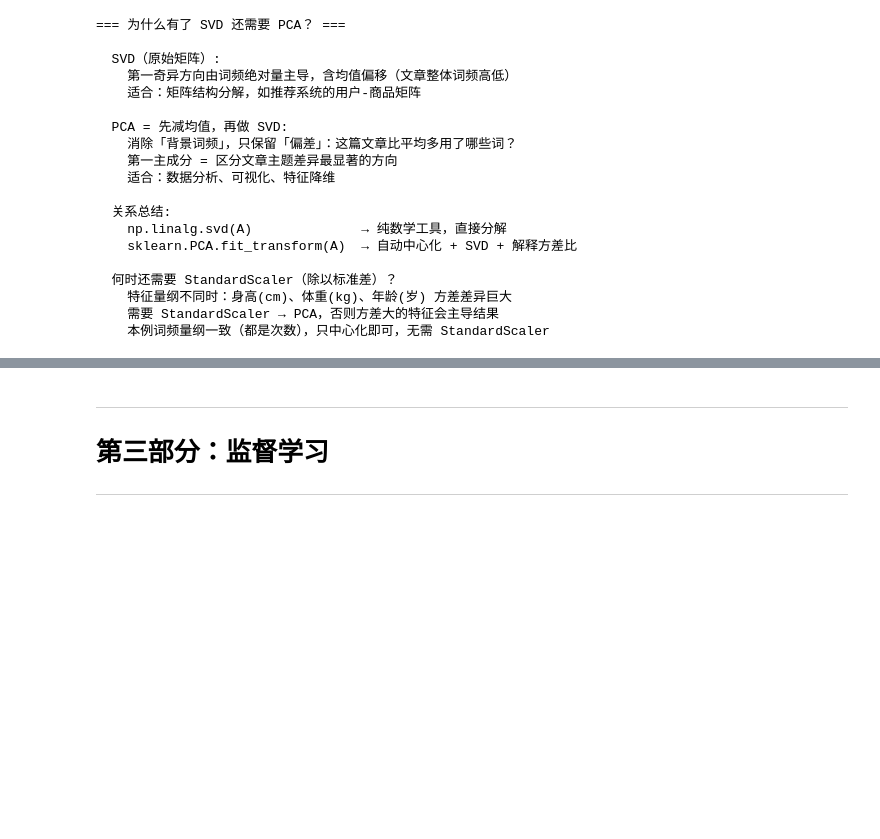
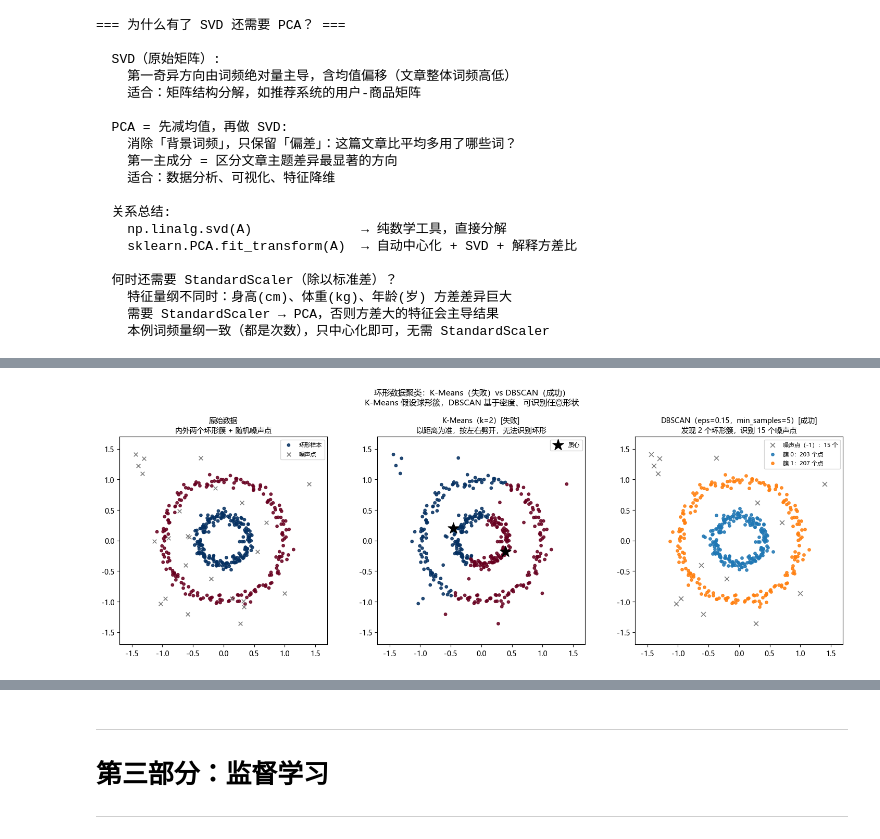
Before and after one commit to taosha121/ml_dl_notes, a Jupyter notebook: part2_machine_learning.ipynb, the cells around one changed output, grey strips where cells are left out. Cells and saved outputs as stored; diff of their text form; code cells hidden in the pictures; blank space fills up the shorter version.

```diff
--- a/part2_machine_learning.ipynb
+++ b/part2_machine_learning.ipynb
@@ -429,0 +638,96 @@ plt.show()
+# %%
+
+# ── 2.4 DBSCAN 实战：环形数据聚类对比 ────────────────────────────────────────
+import numpy as np
+import matplotlib.pyplot as plt
+from sklearn.cluster import KMeans, DBSCAN
+from sklearn.datasets import make_circles
+from sklearn.neighbors import NearestNeighbors
+
+np.random.seed(42)
+
+# ── 生成环形数据 + 随机噪声点 ─────────────────────────────────
+X_rings, y_rings = make_circles(n_samples=400, noise=0.05, factor=0.4, random_state=42)
+noise_pts = np.random.uniform(-1.5, 1.5, size=(25, 2))
+X = np.vstack([X_rings, noise_pts])
+
+fig, axes = plt.subplots(1, 3, figsize=(15, 5))
+
+# ── 左图：原始数据 ────────────────────────────────────────────
+axes[0].scatter(X_rings[:, 0], X_rings[:, 1], c=y_rings, cmap='RdBu',
+                s=15, alpha=0.85, label='环形样本')
+axes[0].scatter(noise_pts[:, 0], noise_pts[:, 1],
+                c='gray', s=30, marker='x', linewidths=1.2, label='噪声点')
+axes[0].set_title('原始数据\n内外两个环形簇 + 随机噪声点', fontsize=10)
+axes[0].legend(fontsize=8)
+axes[0].set_aspect('equal')
+axes[0].set_xlim(-1.7, 1.7)
+axes[0].set_ylim(-1.7, 1.7)
+
+# ── 中图：K-Means（失败）────────────────────────────────────
+km = KMeans(n_clusters=2, init='k-means++', n_init=10, random_state=42)
+km_labels = km.fit_predict(X)
+
+axes[1].scatter(X[:, 0], X[:, 1], c=km_labels, cmap='RdBu', s=15, alpha=0.85)
+axes[1].scatter(km.cluster_centers_[:, 0], km.cluster_centers_[:, 1],
+                marker='*', s=250, c='black', zorder=5, label='质心')
+axes[1].set_title('K-Means（k=2）[失败]\n以距离为准，按左右劈开，无法识别环形', fontsize=10)
+axes[1].legend(fontsize=8)
+axes[1].set_aspect('equal')
+axes[1].set_xlim(-1.7, 1.7)
+axes[1].set_ylim(-1.7, 1.7)
+
+# ── 右图：DBSCAN（成功）──────────────────────────────────────
+dbscan = DBSCAN(eps=0.15, min_samples=5)
+db_labels = dbscan.fit_predict(X)
+
+n_clusters = len(set(db_labels)) - (1 if -1 in db_labels else 0)
+n_noise    = (db_labels == -1).sum()
+
+palette = ['C0', 'C1', 'C2', 'C3']
+for label in sorted(set(db_labels)):
+    mask = db_labels == label
+    if label == -1:
+        axes[2].scatter(X[mask, 0], X[mask, 1], c='gray', s=40,
+                        marker='x', linewidths=1.2, zorder=4,
+                        label=f'噪声点（-1）：{mask.sum()} 个')
+    else:
+        axes[2].scatter(X[mask, 0], X[mask, 1], c=palette[label % len(palette)],
+                        s=15, alpha=0.85, label=f'簇 {label}：{mask.sum()} 个点')
+
+axes[2].set_title(f'DBSCAN（eps=0.15，min_samples=5）[成功]\n发现 {n_clusters} 个环形簇，识别 {n_noise} 个噪声点', fontsize=10)
+axes[2].legend(fontsize=8, loc='upper right')
+axes[2].set_aspect('equal')
+axes[2].set_xlim(-1.7, 1.7)
+axes[2].set_ylim(-1.7, 1.7)
+
+plt.suptitle('环形数据聚类：K-Means（失败）vs DBSCAN（成功）\nK-Means 假设球形簇，DBSCAN 基于密度、可识别任意形状',
+             fontsize=11, y=1.02)
+plt.tight_layout()
+plt.show()
+
+# ── 附：k 近邻距离图（eps 参数选择技巧）────────────────────
+k = 5
+nbrs = NearestNeighbors(n_neighbors=k).fit(X)
+distances, _ = nbrs.kneighbors(X)
+kth_dist = np.sort(distances[:, -1])[::-1]
+
+fig2, ax2 = plt.subplots(figsize=(8, 3))
+ax2.plot(kth_dist, lw=1.5)
+ax2.axhline(0.15, color='red', linestyle='--', lw=1.5, label='eps=0.15（选定值）')
+ax2.set_xlabel('点的索引（按距离降序排列）')
+ax2.set_ylabel(f'第 {k} 近邻距离')
+ax2.set_title(f'k 近邻距离图（k={k}）：折线拐点对应合适的 eps 值')
+ax2.legend()
+plt.tight_layout()
+plt.show()
+
+print("DBSCAN 结果摘要：")
+print(f"  eps=0.15，min_samples=5")
+print(f"  发现簇数量：{n_clusters}")
+print(f"  噪声点数量：{n_noise}（占 {n_noise/len(X):.1%}）")
+for label in sorted(set(db_labels)):
+    if label != -1:
+        print(f"  簇 {label}：{(db_labels == label).sum()} 个点")
+# %% [output]
+[figure, added]
```
Also changed, not shown: parts of 14 cells of this notebook, 2 other files.
